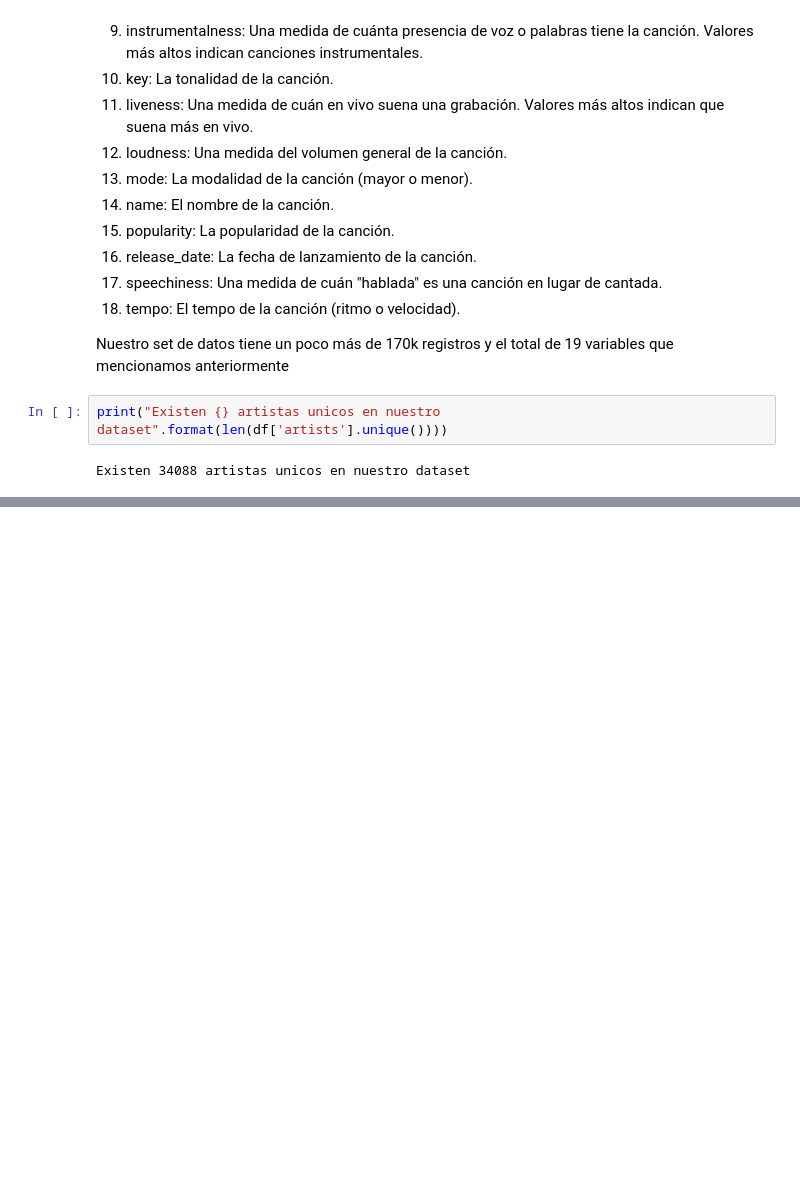
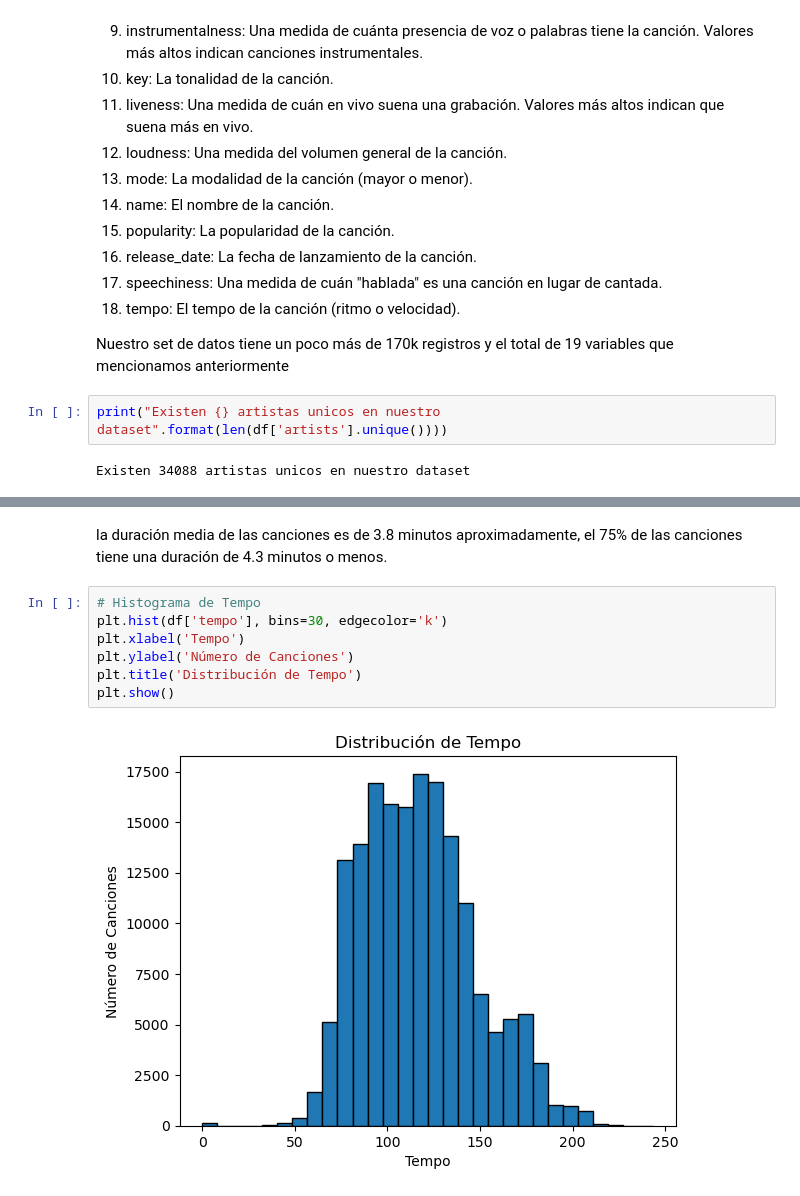
Before and after one commit to kellyninor/musica-a-la-carta, a Jupyter notebook: Musica_a_la_carta.ipynb, the cells around one changed output, grey strips where cells are left out. Cells and saved outputs as stored; diff of their text form; blank space fills up the shorter version.

```diff
--- a/Musica_a_la_carta.ipynb
+++ b/Musica_a_la_carta.ipynb
@@ -72,0 +213,11 @@ Existen 34088 artistas unicos en nuestro dataset
+# %% [markdown]
+la duración media de las canciones es de 3.8 minutos aproximadamente, el 75% de las canciones tiene una duración de 4.3 minutos o menos.
+# %%
+# Histograma de Tempo
+plt.hist(df['tempo'], bins=30, edgecolor='k')
+plt.xlabel('Tempo')
+plt.ylabel('Número de Canciones')
+plt.title('Distribución de Tempo')
+plt.show()
+# %% [output]
+[figure, added]
```
Also changed, not shown: parts of 25 cells of this notebook.
